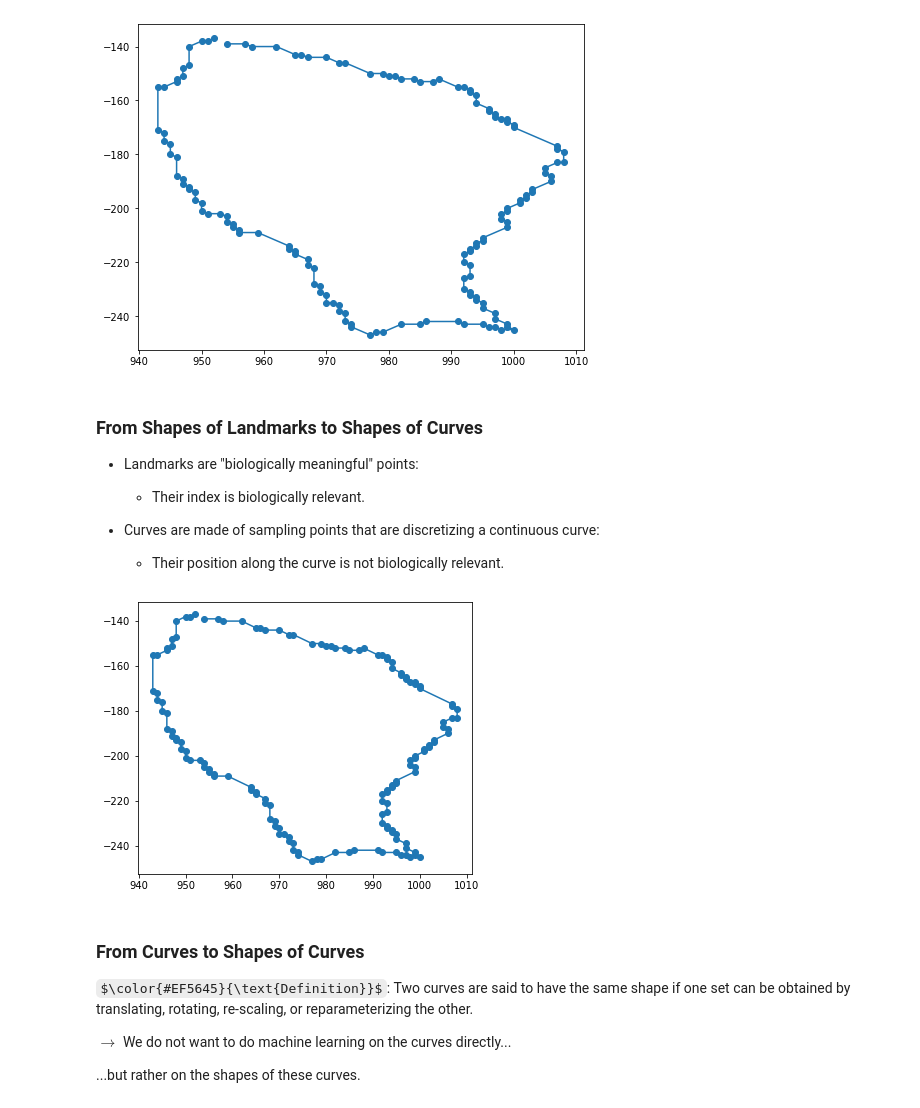
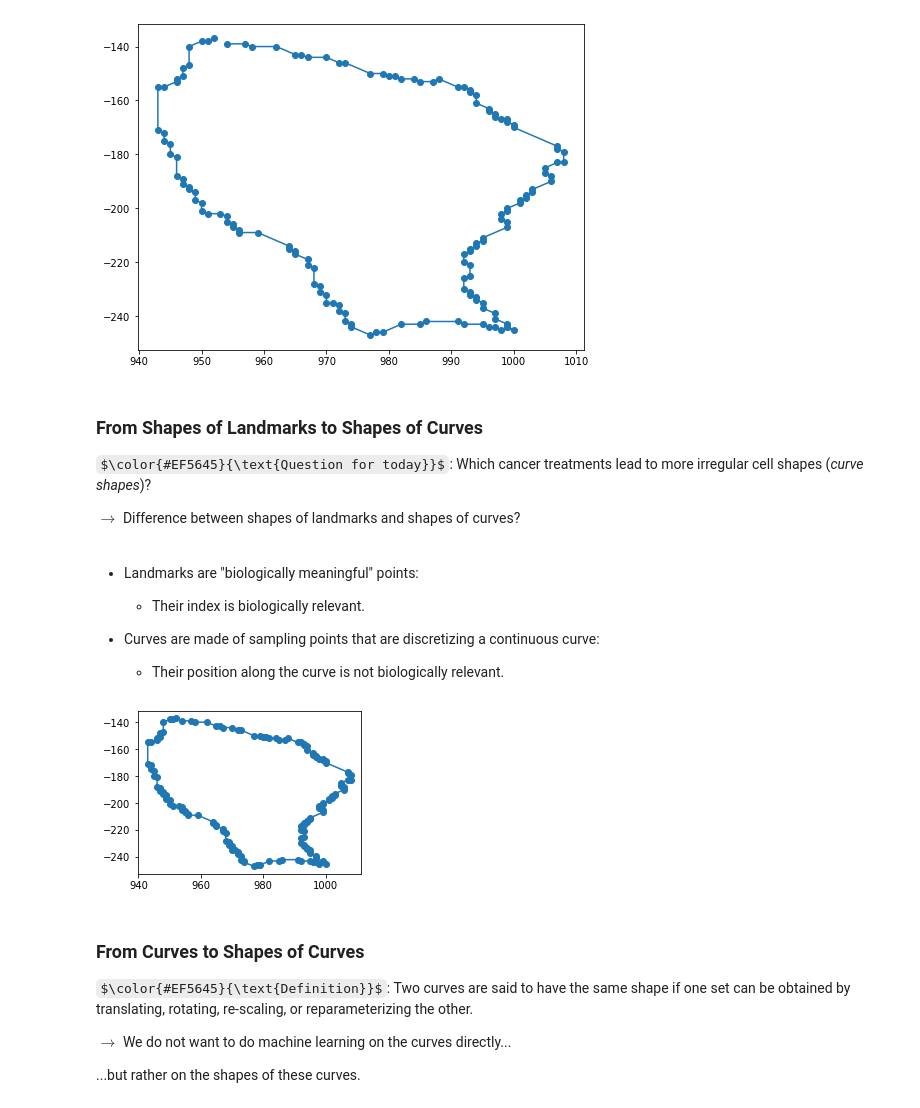
Before and after one commit to geometric-intelligence/ece594n, a Jupyter notebook: lectures/02_b_curves.ipynb, the cells around one changed output. Cells and saved outputs as stored; diff of their text form; code cells hidden in the pictures; some formulas as TeX source.

Commit message:
new edits on curves

```diff
--- a/lectures/02_b_curves.ipynb
+++ b/lectures/02_b_curves.ipynb
@@ -157,9 +157,13 @@ plt.figure(figsize=(8, 6))
 plt.plot(cells[1][:, 0], cells[1][:, 1], "C0", marker="o");
 # %% [output]
 [figure]
+# %% [markdown]
+### From Shapes of Landmarks to Shapes of Curves
+
+$\color{#EF5645}{\text{Question for today}}$: Which cancer treatments lead to more irregular cell shapes (_curve shapes_)?
+
+$\rightarrow$ Difference between shapes of landmarks and shapes of curves?
 # %% [markdown]
-### From Shapes of Landmarks to Shapes of Curves
-
 - Landmarks are "biologically meaningful" points:
   - Their index is biologically relevant.
 
@@ -167,9 +171,9 @@ plt.plot(cells[1][:, 0], cells[1][:, 1], "C0", marker="o");
   - Their position along the curve is not biologically relevant.
 # %%
 import matplotlib.pyplot as plt
-plt.figure(figsize=(6, 5)); plt.plot(cells[1][:, 0], cells[1][:, 1], "C0", marker="o");
+plt.figure(figsize=(4, 3)); plt.plot(cells[1][:, 0], cells[1][:, 1], "C0", marker="o");
 # %% [output]
-[figure, old version]
+[figure, new version]
 # %% [markdown]
 ### From Curves to Shapes of Curves
 
```
Also changed, not shown: parts of 30 cells of this notebook, 7 other files.
